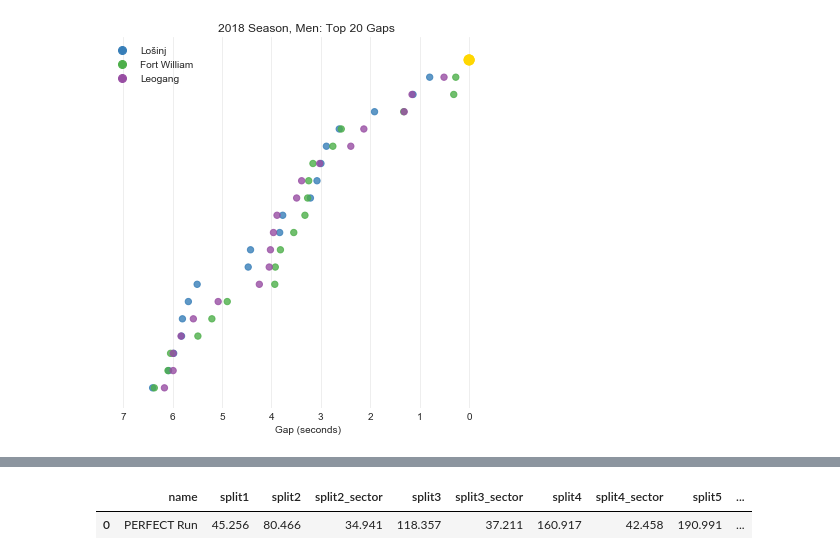
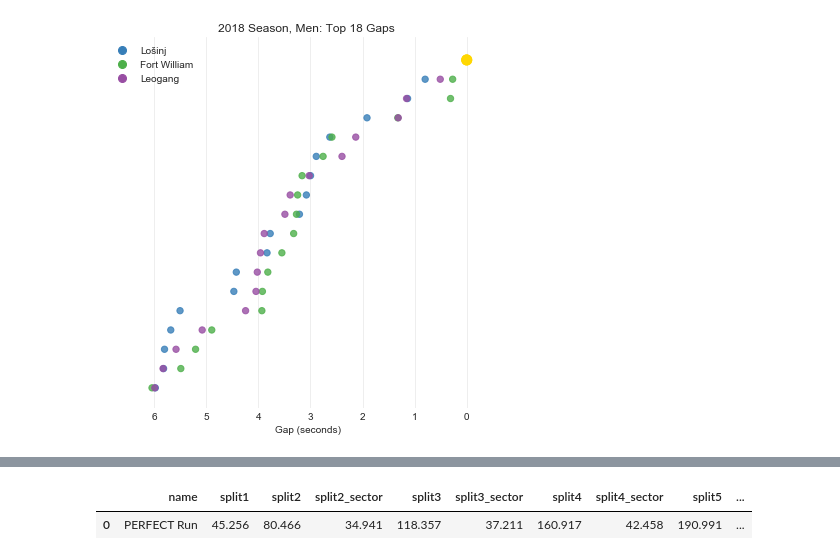
Before and after one commit to domwrap/mtbgeekstats, a Jupyter notebook: 2018/dh_season_analysis.ipynb, the cells around one changed output, grey strips where cells are left out. Cells and saved outputs as stored; diff of their text form; code cells hidden in the pictures.

```diff
--- a/2018/dh_season_analysis.ipynb
+++ b/2018/dh_season_analysis.ipynb
@@ -23,9 +23,9 @@ sns.set_style('whitegrid')
 year = 2018
 event = 'dh'
 gender = 'm'
-topX = 20
+topX = 18
 splits = 5 # Could detect this from dataset, or or they always 5? @todo
-image_gen = False
+image_gen = True
 dpi = 300
 # %%
 from config import races
@@ -83,6 +83,8 @@ title = chart_title_prefix + ': Top ' + str(topX) + ' Gaps '
 timeCol = False
 xlabel = 'Gap (seconds)'
 labelPosOffsetX = .1
+minX = False
+maxX = False
 
 pltY = 3 * math.ceil( topX / 10 )
 pltX = 2.5 * math.ceil( topX / 10 )+1
@@ -103,33 +105,33 @@ for race in dfs:
     sizes = [40]*(len(df[col]))
     sizes[int(df.loc[df['rank'] == 1].index.values)] = 100
 
     # Build the chart
     plot = sns.regplot( y=dfs[race].index.values[0:topX], x=dfs[race][col][0:topX], fit_reg=False, scatter_kws={'color': colors, 's': sizes} )
 
     legs[race] = mlines.Line2D( [], [], color=color, marker='o', markersize=8, label=races[year][race]['title'], linestyle='' )
 
 
 plot.invert_yaxis()
 plot.invert_xaxis()
 plt.xlim( minX, maxX )
 
 # Format the chart
 sns.despine()
 plot.yaxis.set_visible(False)
 plot.set_frame_on(False)
 plot.grid( color='#EEEEEE', linewidth=1.0 )
 plot.set( title=title, xlabel=xlabel )
 
 
 plt.legend( handles=list(legs.values()) )
 
 plt.tight_layout()
 
 # xticks = [ secondsToRaceTime( int(t.get_text()) ) if 'm' not in t.get_text() else t.get_text() for t in plot.get_xticklabels() ]
 # plot.set_xticklabels( xticks )
 
 if image_gen:
-    plt.gcf().subplots_adjust(left=0.3)
-    plt.savefig( file_prefix + '_' + re.sub( '__', '_', re.sub( '[ :,]', '_', title[title.find( ':' )+2:].lower() ) ) + '.png', dpi=dpi )
+#     plt.gcf().subplots_adjust(left=0.3)
+    plt.savefig( file_prefix + '_top_' + str(topX) + '_gaps.png', dpi=dpi )
 # %% [output]
-[figure, old version]
+[figure, new version]
```
Also changed, not shown: parts of 14 cells of this notebook, 8 other files.
